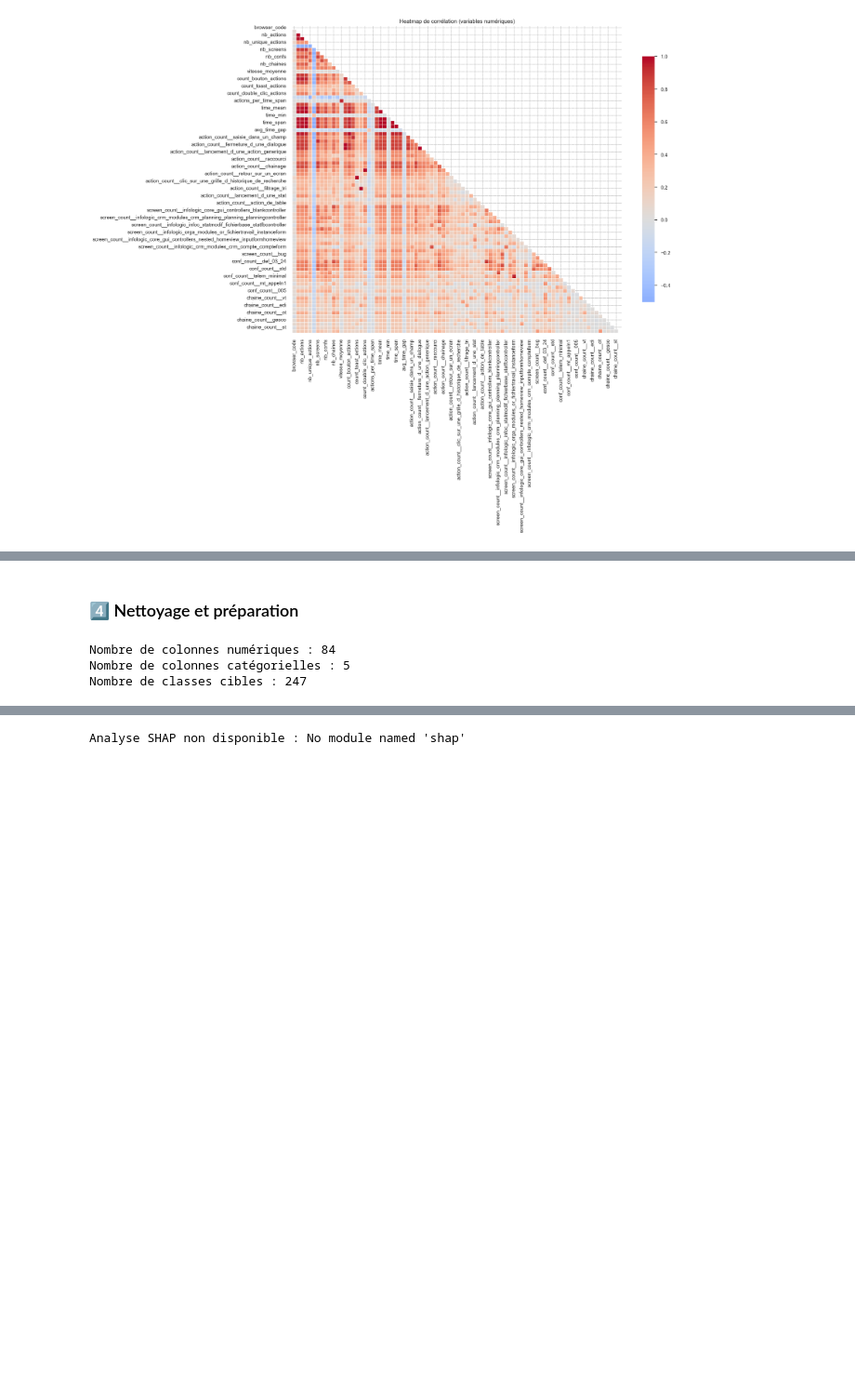
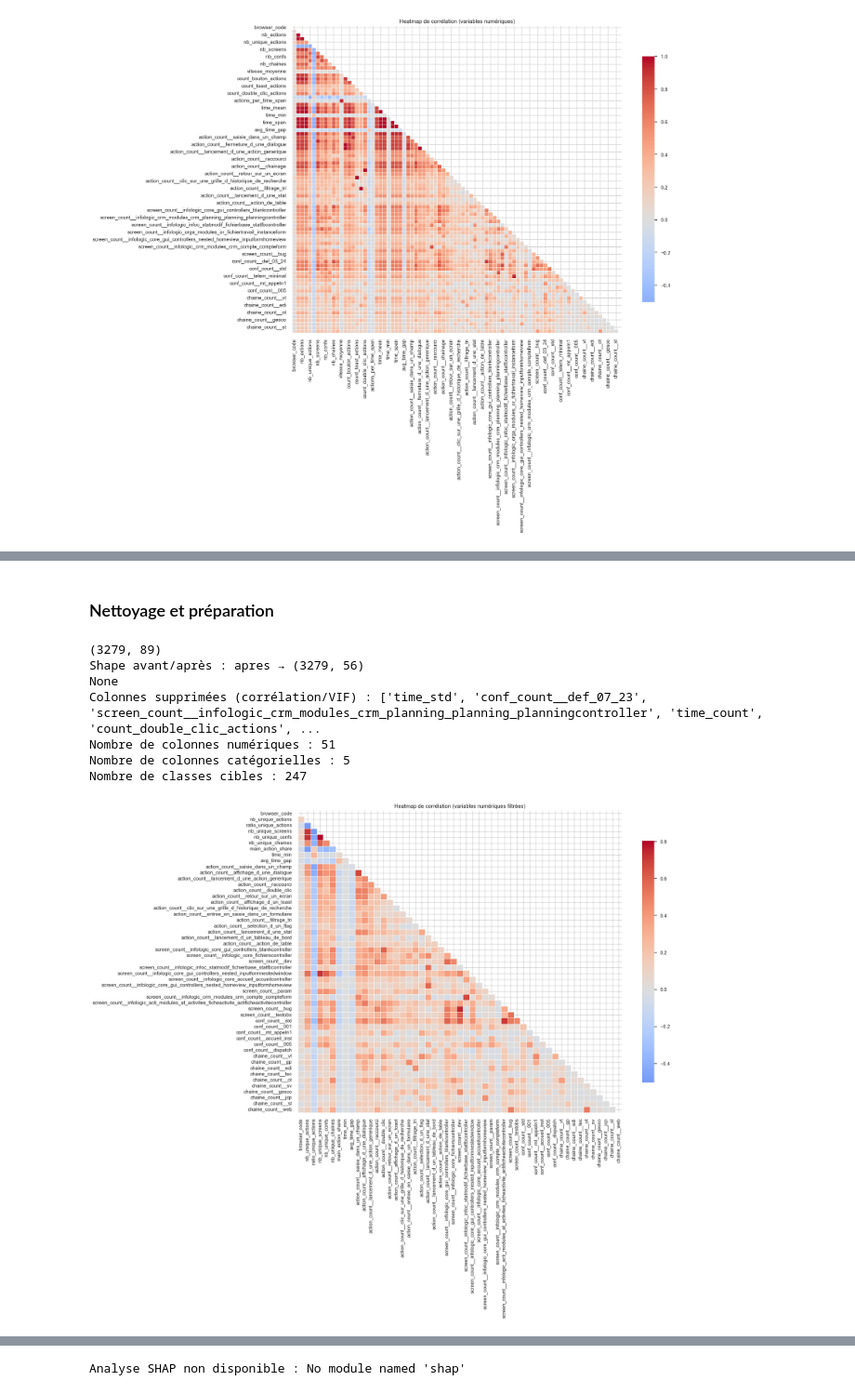
Before and after one commit to sduparcq/data_sci, a Jupyter notebook: user_behavior_pipeline.ipynb, the cells around one changed output, grey strips where cells are left out. Shown at 93% size. Cells and saved outputs as stored; diff of their text form; code cells hidden in the pictures; blank space fills up the shorter version.

```diff
--- a/user_behavior_pipeline.ipynb
+++ b/user_behavior_pipeline.ipynb
@@ -178,14 +292,22 @@ else:
 # %% [markdown]
-### 4️⃣ Nettoyage et préparation
+###  Nettoyage et préparation
 # %%
 target_col = "user"
-
-if target_col not in df_features.columns:
-    raise KeyError(f"La colonne cible '{target_col}' est introuvable dans df_features.")
 
 target_encoder = LabelEncoder()
 y = target_encoder.fit_transform(df_features[target_col])
 X = df_features.drop(columns=[target_col]).copy()
+print(X.shape)
+drop_candidates = set()
+if "features_to_drop_corr" in globals():
+    drop_candidates.update(features_to_drop_corr)
+if "high_vif_features" in globals():
+    drop_candidates.update(high_vif_features)
+drop_candidates = [col for col in drop_candidates if col in X.columns]
+if drop_candidates:
+    X = X.drop(columns=drop_candidates)
+    print(print(f"Shape avant/après : apres → {X.shape}"))
+    print(f"Colonnes supprimées (corrélation/VIF) : {drop_candidates}")
 
 numeric_features = X.select_dtypes(include=[np.number]).columns.tolist()
 categorical_features = X.select_dtypes(include=["object", "category"]).columns.tolist()
@@ -216,7 +338,29 @@ preprocessor = ColumnTransformer(
     ]
 )
 # %% [output]
-Nombre de colonnes numériques : 84
+(3279, 89)
+Shape avant/après : apres → (3279, 56)
+None
+Colonnes supprimées (corrélation/VIF) : ['time_std', 'conf_count__def_07_23', 'screen_count__infologic_crm_modules_crm_planning_planning_planningcontroller', 'time_count', 'count_double_clic_actions', ...
+Nombre de colonnes numériques : 51
 Nombre de colonnes catégorielles : 5
 Nombre de classes cibles : 247
+# %%
+numeric_df = X.select_dtypes(include=[np.number])
+
+corr_matrix = numeric_df.corr()
+mask = np.triu(np.ones_like(corr_matrix, dtype=bool))
+plt.figure(figsize=(16, 12))
+sns.heatmap(
+    corr_matrix,
+    cmap="coolwarm",
+    center=0,
+    mask=mask,
+    linewidths=0.5,
+    cbar_kws={"shrink": 0.8},
+)
+plt.title("Heatmap de corrélation (variables numériques filtrées)")
+plt.show()
+# %% [output]
+[figure, added]
 # %% [markdown]
```
Also changed, not shown: parts of 25 cells of this notebook, 6 other files.
